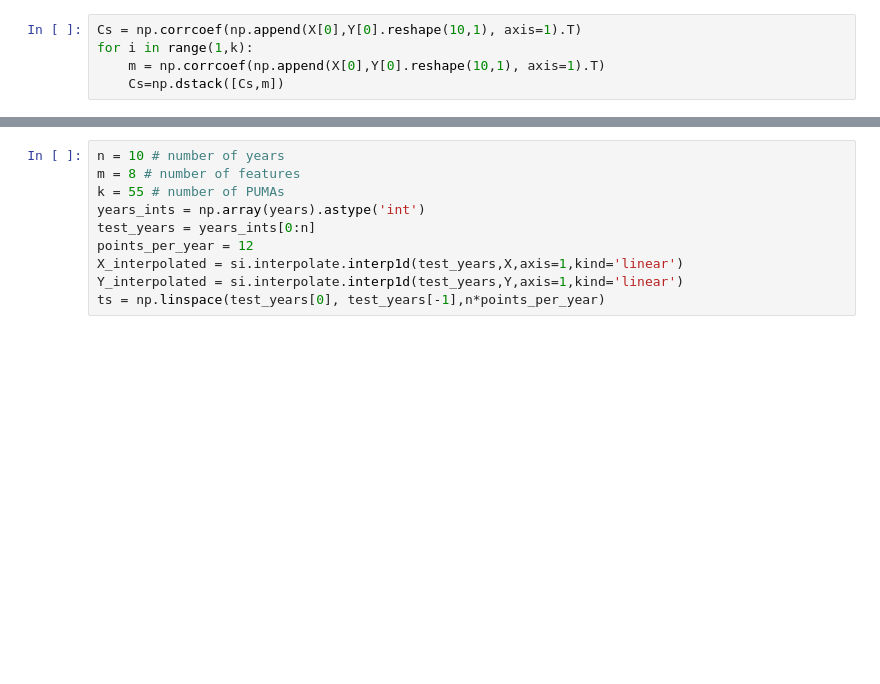
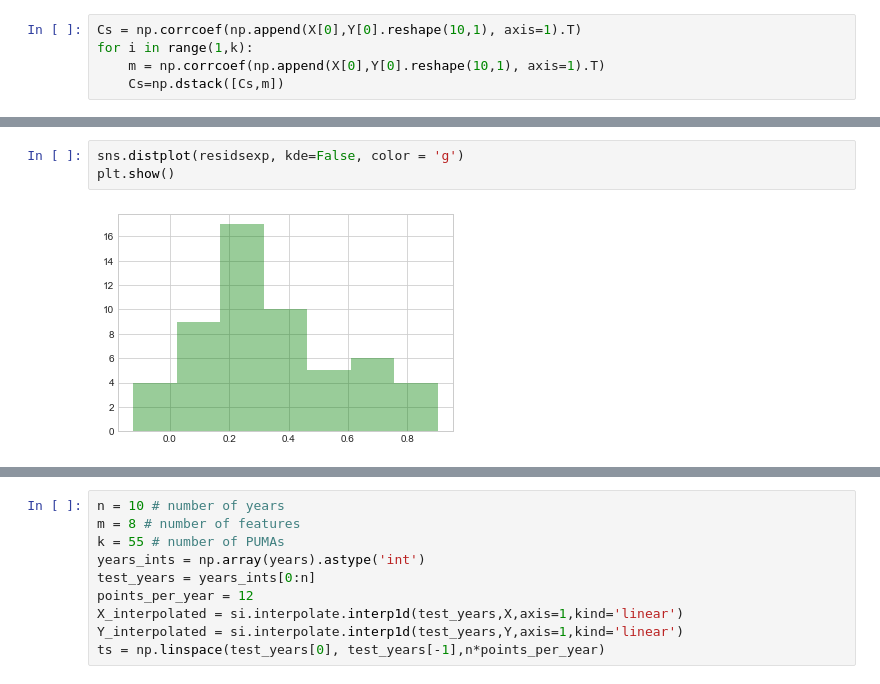
Before and after one commit to msgiles/am231final, a Jupyter notebook: notebooks/work.ipynb, the cells around one changed output, grey strips where cells are left out. Cells and saved outputs as stored; diff of their text form; blank space fills up the shorter version.

```diff
--- a/notebooks/work.ipynb
+++ b/notebooks/work.ipynb
@@ -374,0 +435,5 @@ Xs.shape
+# %%
+sns.distplot(residsexp, kde=False, color = 'g')
+plt.show()
+# %% [output]
+[figure, added]
```
Also changed, not shown: parts of 37 cells of this notebook.
